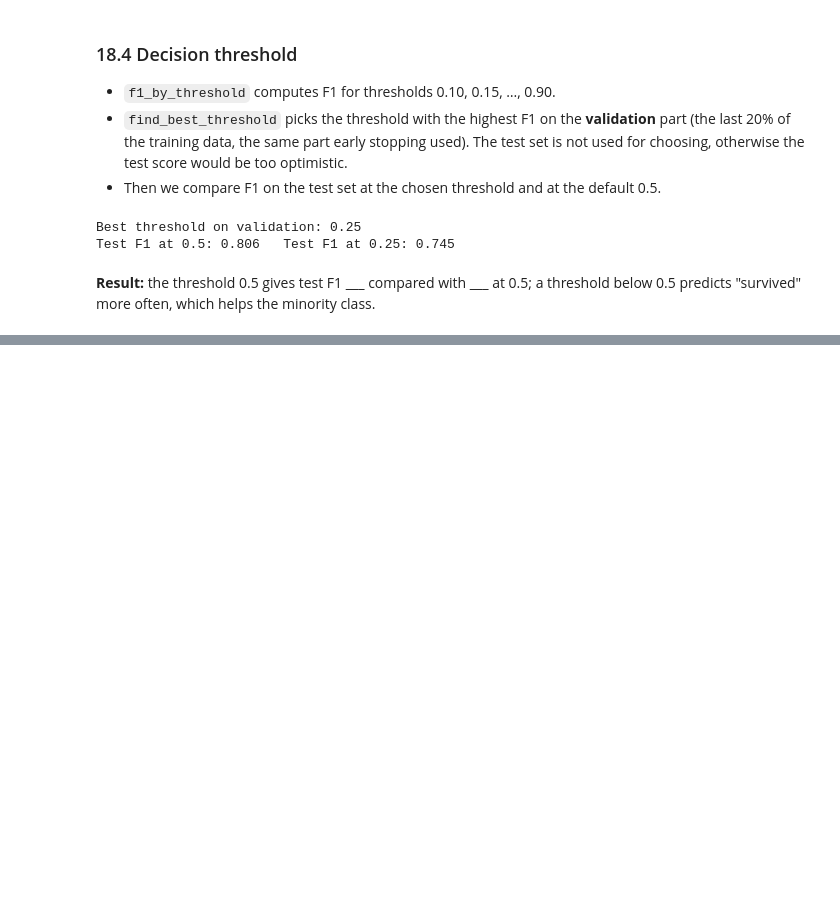
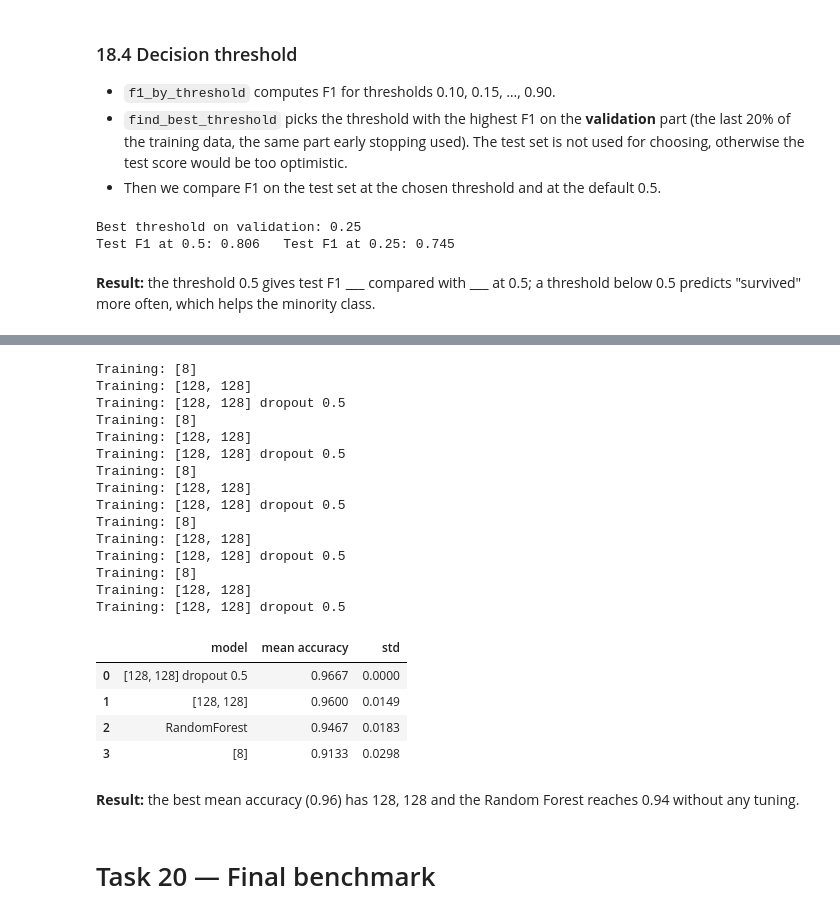
Before and after one commit to michallitwin/python-learning, a Jupyter notebook: python_dl/Deep_learning/dl_pytorch_ex1.ipynb, the cells around one changed output, grey strips where cells are left out. Drawn from its saved outputs; the diff is of its cells as text; code cells hidden in the pictures; blank space fills up the shorter version.

Commit message:
done dl tasks with pytorch frame

```diff
--- a/python_dl/Deep_learning/dl_pytorch_ex1.ipynb
+++ b/python_dl/Deep_learning/dl_pytorch_ex1.ipynb
@@ -160,9 +158,9 @@ def make_loader(X, y, batch_size):
 LOSSES = {
     "mse": nn.MSELoss,
     "mae": nn.L1Loss,
-    "binary_crossentropy": nn.BCEWithLogitsLoss,
+    "binary_crossentropy": nn.BCEWithLogitsLoss,               # 2 classes, sigmoid inside the loss
+    "sparse_categorical_crossentropy": nn.CrossEntropyLoss,    # many classes, softmax inside the loss
 }
-
 
 def get_loss_fn(name):
     """Keras-style loss name ('mse', 'mae', ...) -> PyTorch loss function."""
@@ -1112,0 +1138,4 @@ Test F1 at 0.5: 0.806   Test F1 at 0.25: 0.745
+# %%
+iris_data = load_iris_data()
+print("Train:", iris_data["X_train"].shape, " Test:", iris_data["X_test"].shape)
+print("Test samples per class:", np.bincount(iris_data["y_test"]))
@@ -1112,0 +1228,61 @@ Test F1 at 0.5: 0.806   Test F1 at 0.25: 0.745
+# %%
+from sklearn.ensemble import RandomForestClassifier
+BASELINE_NAMES = {"regression": "Ridge", "binary": "LogisticRegression", "multiclass": "RandomForest"}
+
+
+def make_baseline(task, seed):
+    """New, untrained classical model for the given task type."""
+    if task == "regression":
+        return Ridge()
+    if task == "binary":
+        return LogisticRegression(max_iter=1000)
+    return RandomForestClassifier(random_state=seed)      # multiclass
+
+
+def baseline_scores(data, seeds):
+    """Classical baseline score for every seed, in the same format as scores_over_seeds."""
+    name = BASELINE_NAMES[data["task"]]
+    rows = []
+    for seed in seeds:
+        model = make_baseline(data["task"], seed).fit(data["X_train"], data["y_train"])
+        rows.append({"seed": seed, "model": name, "score": score_model(model, data)})
+    return pd.DataFrame(rows)
+# %%
+SEEDS_19 = [0, 1, 2, 3, 4]
+CONFIGS_19 = {
+    "[8]": ([8], 0.0),
+    "[128, 128]": ([128, 128], 0.0),
+    "[128, 128] dropout 0.5": ([128, 128], 0.5),
+}
+
+specs19 = configs_to_specs(CONFIGS_19, output_units(iris_data))
+scores19 = scores_over_seeds(specs19, iris_data, SEEDS_19, epochs=200, validation_split=0.0)
+scores19 = pd.concat([scores19, baseline_scores(iris_data, SEEDS_19)])
+
+table19 = aggregate_scores(scores19).rename(columns={"mean": "mean accuracy", "std": "std"})
+results_table(table19.to_dict("records"), sort_by="mean accuracy", ascending=False)
+# %% [output]
+Training: [8]
+Training: [128, 128]
+Training: [128, 128] dropout 0.5
+Training: [8]
+Training: [128, 128]
+Training: [128, 128] dropout 0.5
+Training: [8]
+Training: [128, 128]
+Training: [128, 128] dropout 0.5
+Training: [8]
+Training: [128, 128]
+Training: [128, 128] dropout 0.5
+Training: [8]
+Training: [128, 128]
+Training: [128, 128] dropout 0.5
+|  | model | mean accuracy | std |
+| 0 | [128, 128] dropout 0.5 | 0.9667 | 0.0000 |
+| 1 | [128, 128] | 0.9600 | 0.0149 |
+| 2 | RandomForest | 0.9467 | 0.0183 |
+| 3 | [8] | 0.9133 | 0.0298 |
+# %% [markdown]
+**Result:** the best mean accuracy (0.96) has 128, 128 and the Random Forest reaches 0.94 without any tuning.
+# %% [markdown]
+# Task 20 — Final benchmark
```
Also changed, not shown: parts of 20 cells of this notebook.
